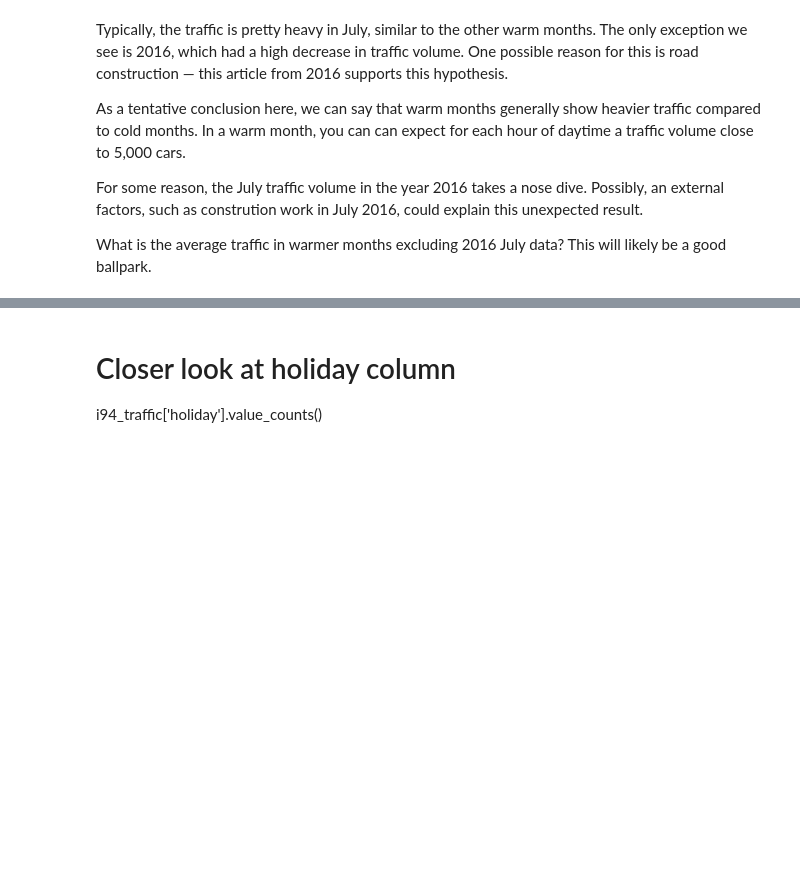
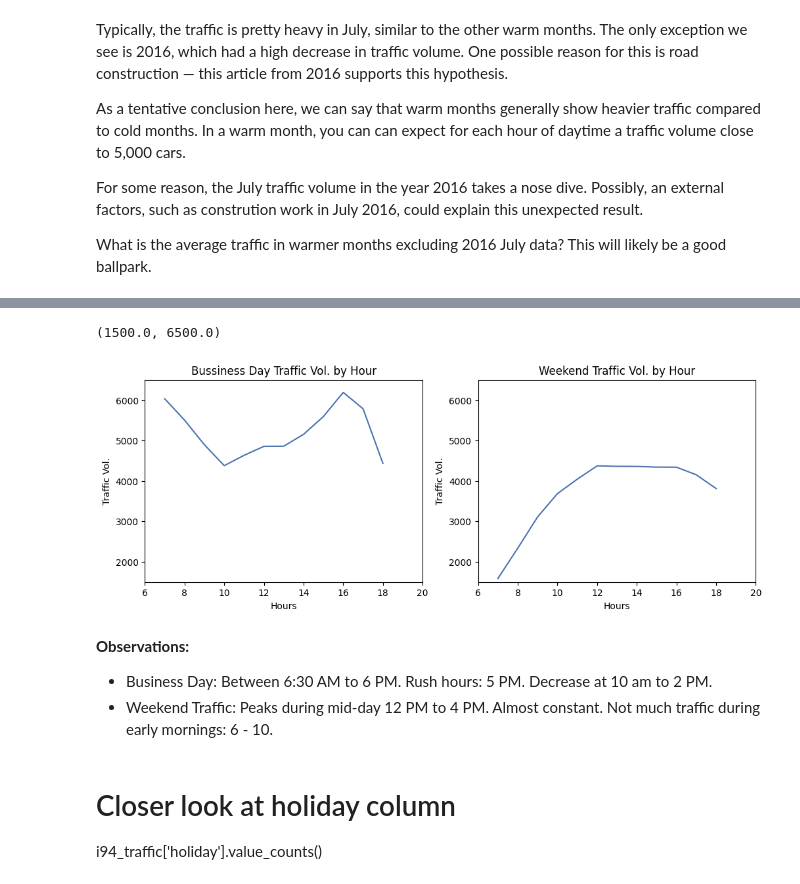
Before and after one commit to shree131/Heavy-Traffic-Indicators-Analysis, a Jupyter notebook: I94_heavy_traffic_indicators_analysis.ipynb, the cells around one changed output, grey strips where cells are left out. Cells and saved outputs as stored; diff of their text form; code cells hidden in the pictures; blank space fills up the shorter version.

```diff
--- a/I94_heavy_traffic_indicators_analysis.ipynb
+++ b/I94_heavy_traffic_indicators_analysis.ipynb
@@ -467,0 +509,3 @@ What is the average traffic in warmer months excluding 2016 July data? This will
+# %%
+# Extract the hour from date_time column
+daytime_traffic['hour'] = daytime_traffic['date_time'].dt.hour
@@ -467,0 +514,6 @@ What is the average traffic in warmer months excluding 2016 July data? This will
+# %%
+# Separate the business days (Mon=Fri) traffic from the dataset
+weekdays_traffic = daytime_traffic[daytime_traffic['dayofweek'] <= 4]
+
+# Separate the weekend (Sat-Sun) traffic from the dataset
+weekend_traffic = daytime_traffic[daytime_traffic['dayofweek'] >= 5]
@@ -467,0 +522,5 @@ What is the average traffic in warmer months excluding 2016 July data? This will
+# %%
+# Get the average traffic volume for business days grouped by the hour of the day
+weekdays_hourly_traffic = weekdays_traffic.pivot_table(values='traffic_volume', index='hour', aggfunc='mean')
+
+weekdays_hourly_traffic.describe()
@@ -467,0 +537,5 @@ What is the average traffic in warmer months excluding 2016 July data? This will
+# %%
+# Get the average traffic volume for weekend grouped by the hour of the day
+weekend_hourly_traffic = weekend_traffic.pivot_table(values='traffic_volume', index='hour', aggfunc='mean')
+
+weekend_hourly_traffic.describe()
@@ -468,3 +552,26 @@ What is the average traffic in warmer months excluding 2016 July data? This will
+# %%
+# Plot a line graph to compare hourly business days vs weekend traffic
+
+plt.figure(figsize=(12, 4))
+
+plt.subplot(1, 2, 1)
+weekdays_hourly_traffic['traffic_volume'].plot.line(xlabel='Hours', ylabel='Traffic Vol.')
+plt.title('Bussiness Day Traffic Vol. by Hour')
+plt.xlim(6, 20)
+plt.ylim(1500,6500)
+
+plt.subplot(1, 2, 2)
+weekend_hourly_traffic['traffic_volume'].plot.line(xlabel='Hours', ylabel='Traffic Vol.')
+plt.title('Weekend Traffic Vol. by Hour')
+plt.xlim(6, 20)
+plt.ylim(1500,6500)
+# %% [output]
+(1500.0, 6500.0)
+[figure, added]
+# %% [markdown]
+**Observations:**
+* Business Day: Between 6:30 AM to 6 PM. Rush hours: 5 PM. Decrease at 10 am to 2 PM.
+* Weekend Traffic: Peaks during mid-day 12 PM to 4 PM. Almost constant. Not much traffic during early mornings: 6 - 10.
 # %% [markdown]
 # Closer look at holiday column
 
```
Also changed, not shown: parts of 11 cells of this notebook.
